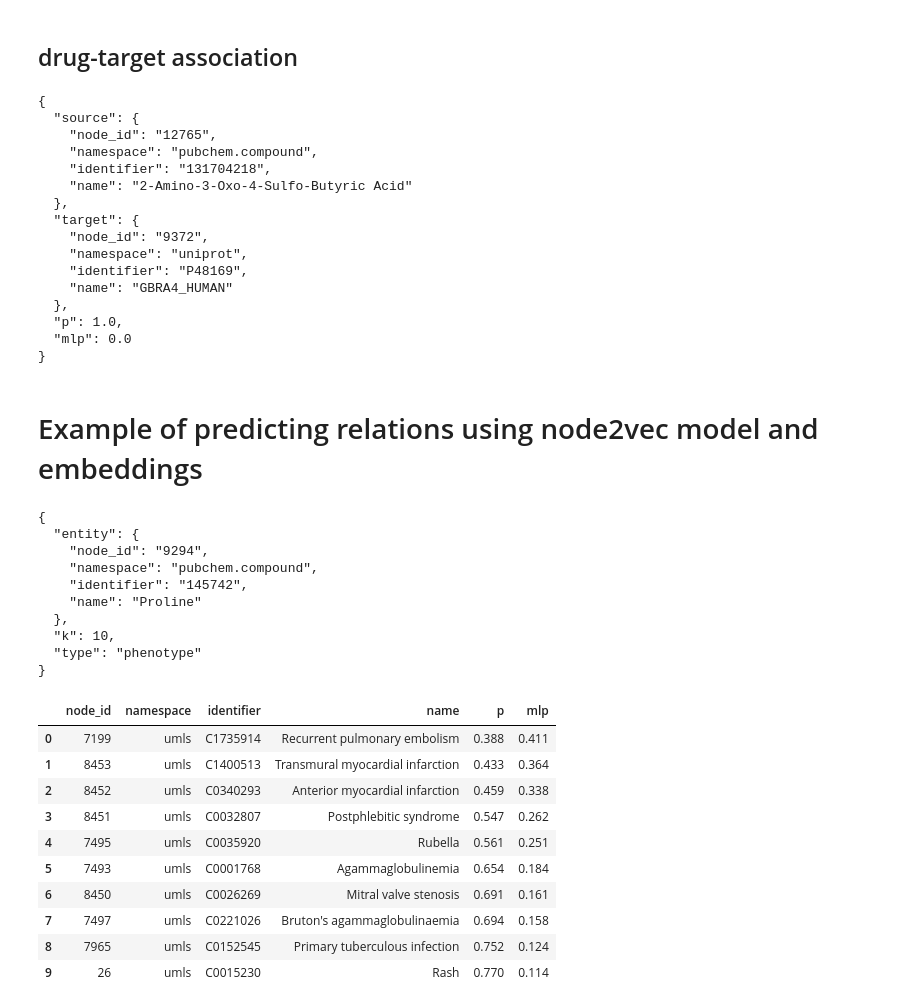
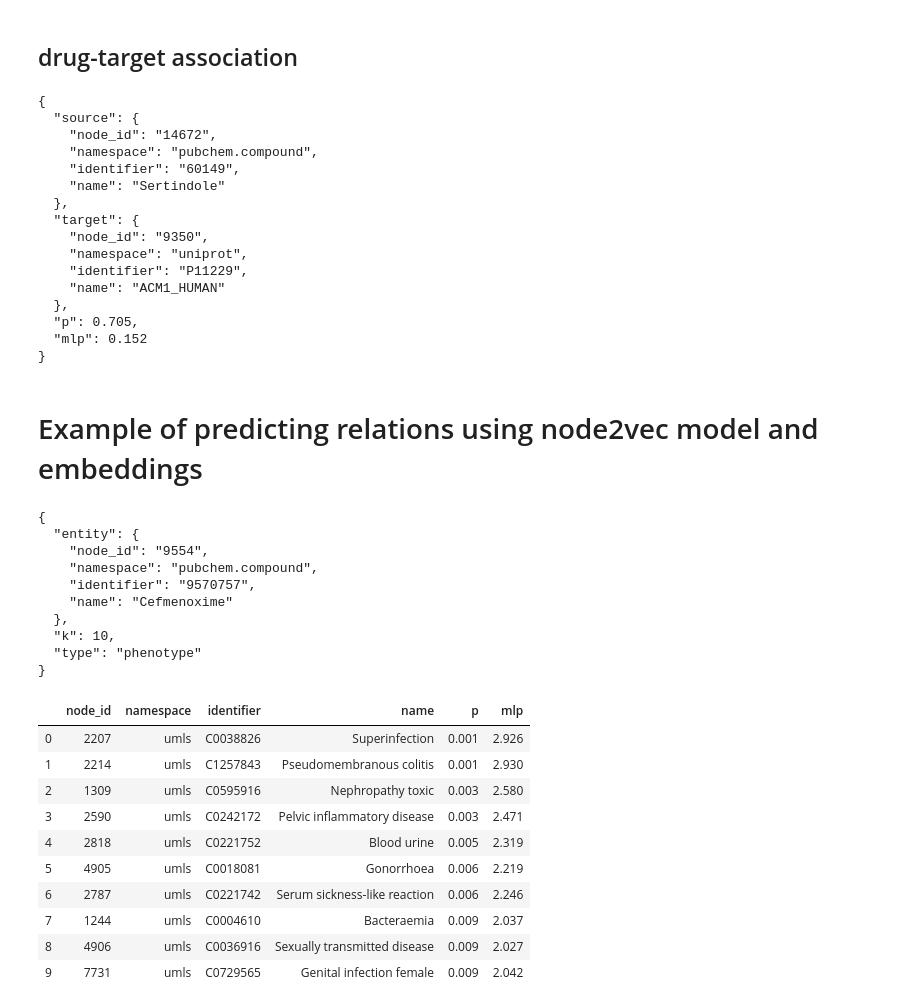
Before and after one commit to seffnet/seffnet, a Jupyter notebook: notebooks/Using the Predictive Model.ipynb, the cells around one changed output. Saved outputs shown, nothing was run; the diff lists cells and outputs as text; code cells hidden in the pictures.

```diff
--- a/notebooks/Using the Predictive Model.ipynb
+++ b/notebooks/Using the Predictive Model.ipynb
@@ -152,27 +200,27 @@ print(json.dumps(r, indent=2))
 ## drug-target association
 # %%
 r = predictor.find_new_relation(
-    source_id='12765',  # Sertindole
-    target_id='9372',   # CHRM1 receptor
+    source_id='14672',  # Sertindole
+    target_id='9350',   # CHRM1 receptor
 )
 print(json.dumps(r, indent=2))
 # PMID: 29942259
 # %% [output]
 {
   "source": {
-    "node_id": "12765",
+    "node_id": "14672",
     "namespace": "pubchem.compound",
-    "identifier": "131704218",
-    "name": "2-Amino-3-Oxo-4-Sulfo-Butyric Acid"
+    "identifier": "60149",
+    "name": "Sertindole"
   },
   "target": {
-    "node_id": "9372",
+    "node_id": "9350",
     "namespace": "uniprot",
-    "identifier": "P48169",
-    "name": "GBRA4_HUMAN"
+    "identifier": "P11229",
+    "name": "ACM1_HUMAN"
   },
-  "p": 1.0,
-  "mlp": 0.0
+  "p": 0.705,
+  "mlp": 0.152
 }
 # %% [markdown]
 # Example of predicting relations using node2vec model and embeddings
@@ -187,31 +235,31 @@ def get_predictions_df(curie, results_type=None):
     results_df = results_df[['node_id', 'namespace', 'identifier', 'name', 'p', 'mlp']]
     return results['query'], results_df
 # %%
-query, df = get_predictions_df('pubchem.compound:145742', 'phenotype')
+query, df = get_predictions_df('pubchem.compound:9570757', 'phenotype')
 print(json.dumps(query, indent=2))
 df
 # %% [output]
 {
   "entity": {
-    "node_id": "9294",
+    "node_id": "9554",
     "namespace": "pubchem.compound",
-    "identifier": "145742",
-    "name": "Proline"
+    "identifier": "9570757",
+    "name": "Cefmenoxime"
   },
   "k": 10,
   "type": "phenotype"
 }
 |  | node_id | namespace | identifier | name | p | mlp |
-| 0 | 7199 | umls | C1735914 | Recurrent pulmonary embolism | 0.388 | 0.411 |
-| 1 | 8453 | umls | C1400513 | Transmural myocardial infarction | 0.433 | 0.364 |
-| 2 | 8452 | umls | C0340293 | Anterior myocardial infarction | 0.459 | 0.338 |
-| 3 | 8451 | umls | C0032807 | Postphlebitic syndrome | 0.547 | 0.262 |
-| 4 | 7495 | umls | C0035920 | Rubella | 0.561 | 0.251 |
-| 5 | 7493 | umls | C0001768 | Agammaglobulinemia | 0.654 | 0.184 |
-| 6 | 8450 | umls | C0026269 | Mitral valve stenosis | 0.691 | 0.161 |
-| 7 | 7497 | umls | C0221026 | Bruton's agammaglobulinaemia | 0.694 | 0.158 |
-| 8 | 7965 | umls | C0152545 | Primary tuberculous infection | 0.752 | 0.124 |
-| 9 | 26 | umls | C0015230 | Rash | 0.770 | 0.114 |
+| 0 | 2207 | umls | C0038826 | Superinfection | 0.001 | 2.926 |
+| 1 | 2214 | umls | C1257843 | Pseudomembranous colitis | 0.001 | 2.930 |
+| 2 | 1309 | umls | C0595916 | Nephropathy toxic | 0.003 | 2.580 |
+| 3 | 2590 | umls | C0242172 | Pelvic inflammatory disease | 0.003 | 2.471 |
+| 4 | 2818 | umls | C0221752 | Blood urine | 0.005 | 2.319 |
+| 5 | 4905 | umls | C0018081 | Gonorrhoea | 0.006 | 2.219 |
+| 6 | 2787 | umls | C0221742 | Serum sickness-like reaction | 0.006 | 2.246 |
+| 7 | 1244 | umls | C0004610 | Bacteraemia | 0.009 | 2.037 |
+| 8 | 4906 | umls | C0036916 | Sexually transmitted disease | 0.009 | 2.027 |
+| 9 | 7731 | umls | C0729565 | Genital infection female | 0.009 | 2.042 |
 # %%
 query, df = get_predictions_df('pubchem.compound:1983', 'phenotype')
 print(json.dumps(query, indent=2))
```
Also changed, not shown: parts of 20 cells of this notebook, 3 other files.
